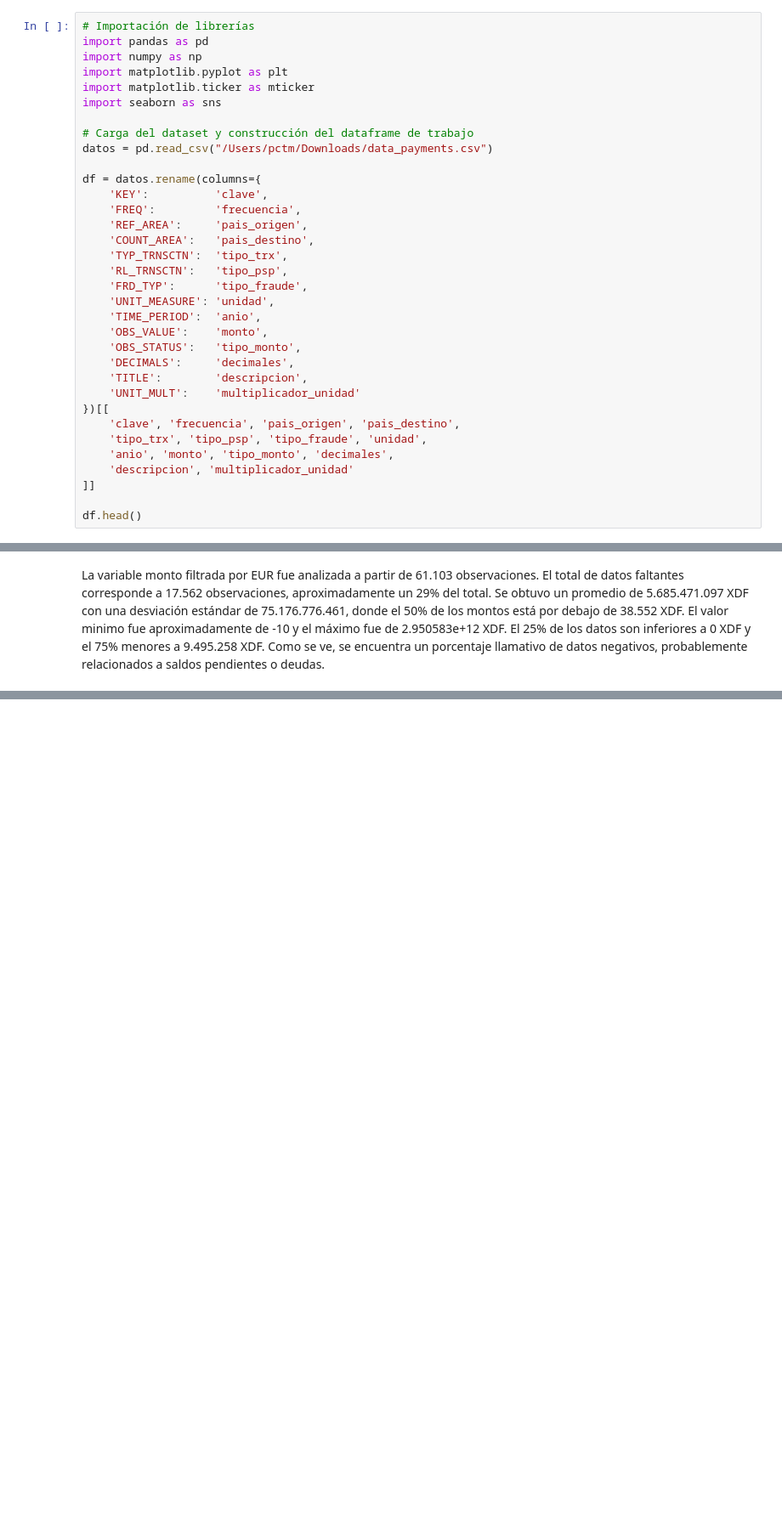
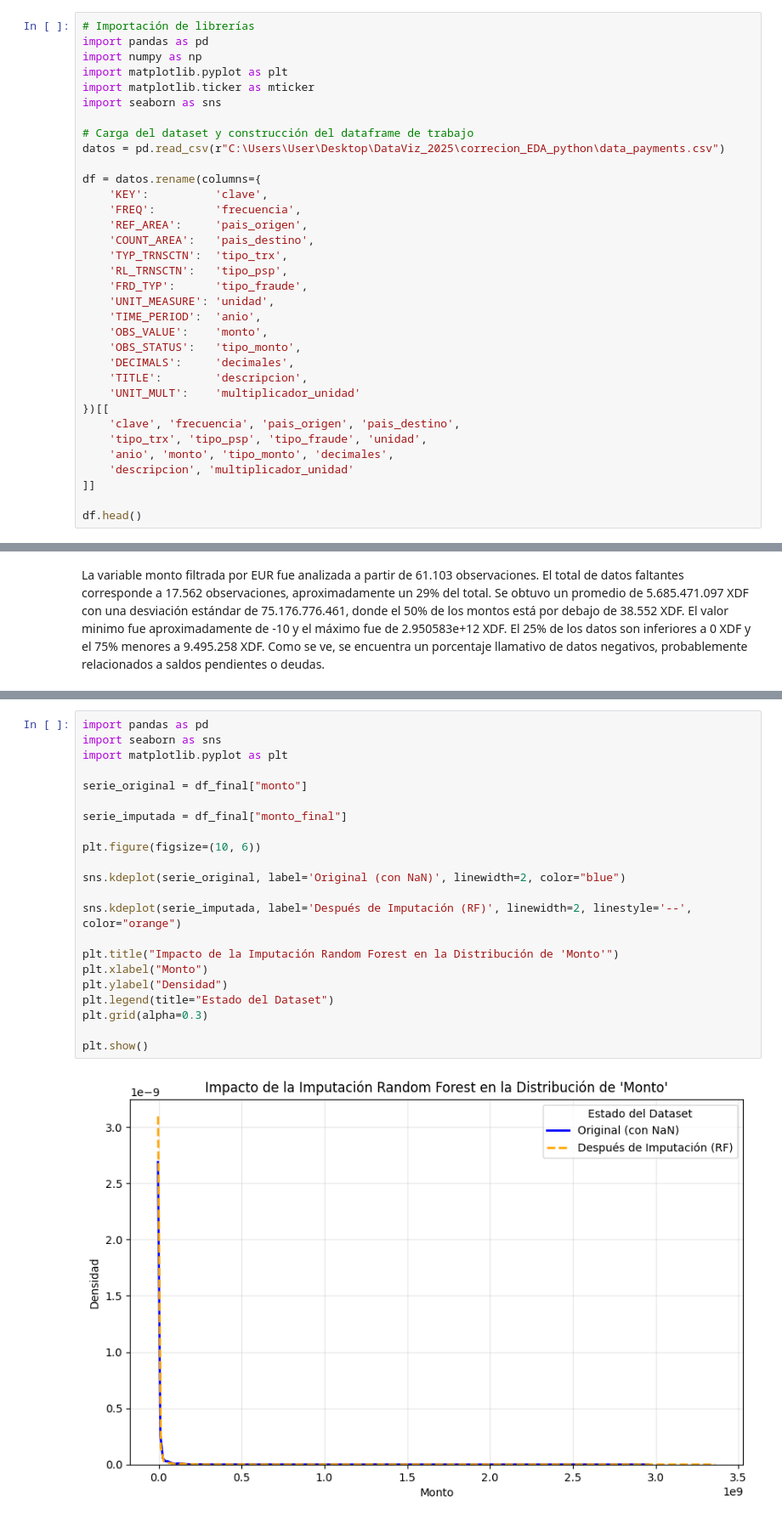
Before and after one commit to T1fff/PaymentTransactionsEUpy, a Jupyter notebook: 01-intro.ipynb, the cells around one changed output, grey strips where cells are left out. Shown at 85% size. Cells and saved outputs as stored; diff of their text form; blank space fills up the shorter version.

```diff
--- a/01-intro.ipynb
+++ b/01-intro.ipynb
@@ -11,7 +11,7 @@ import matplotlib.ticker as mticker
 import seaborn as sns
 
 # Carga del dataset y construcción del dataframe de trabajo
-datos = pd.read_csv("/Users/pctm/Downloads/data_payments.csv")
+datos = pd.read_csv(r"C:\Users\User\Desktop\DataViz_2025\correcion_EDA_python\data_payments.csv")
 
 df = datos.rename(columns={
     'KEY':          'clave',
@@ -924,0 +1046,24 @@ La distibución de monto para el tipo XDF es altamente asimetrica, con fuerte co
+# %%
+import pandas as pd
+import seaborn as sns
+import matplotlib.pyplot as plt
+
+serie_original = df_final["monto"]
+
+serie_imputada = df_final["monto_final"]
+
+plt.figure(figsize=(10, 6))
+
+sns.kdeplot(serie_original, label='Original (con NaN)', linewidth=2, color="blue")
+
+sns.kdeplot(serie_imputada, label='Después de Imputación (RF)', linewidth=2, linestyle='--', color="orange")
+
+plt.title("Impacto de la Imputación Random Forest en la Distribución de 'Monto'")
+plt.xlabel("Monto")
+plt.ylabel("Densidad")
+plt.legend(title="Estado del Dataset")
+plt.grid(alpha=0.3)
+
+plt.show()
+# %% [output]
+[figure, added]
```
Also changed, not shown: parts of 10 cells of this notebook, 3 other files.
